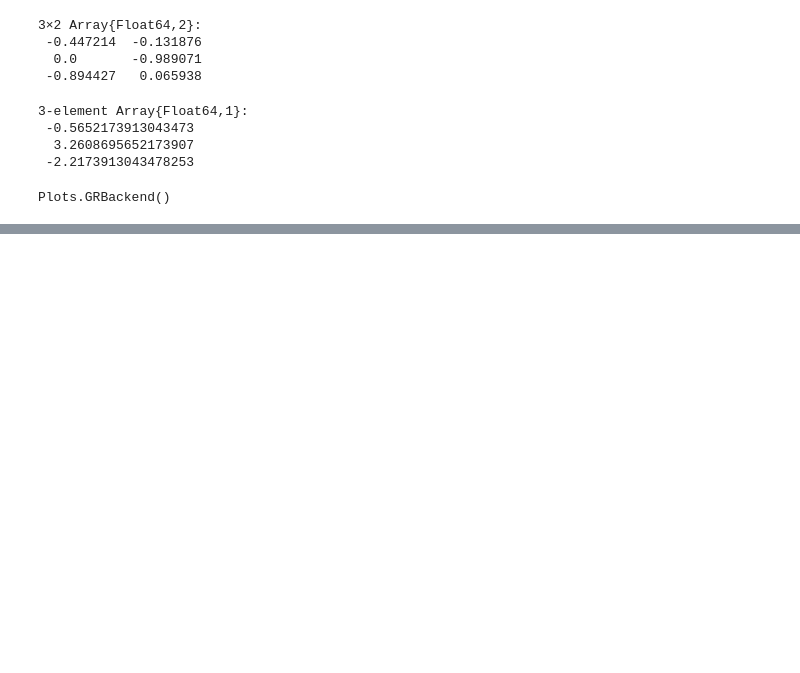
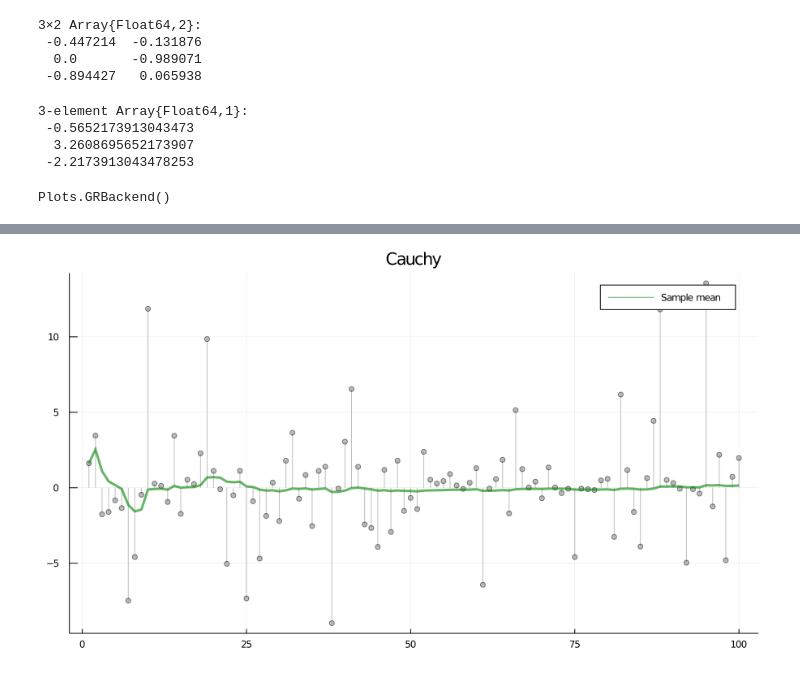
Before and after one commit to SuyongYang/JuliaPractice, a Jupyter notebook: JuliaPracticing.ipynb, the cells around one changed output, grey strips where cells are left out. Drawn from its saved outputs; the diff is of its cells as text; code cells hidden in the pictures; blank space fills up the shorter version.

```diff
--- a/JuliaPracticing.ipynb
+++ b/JuliaPracticing.ipynb
@@ -3647,0 +3694,5 @@ Plots.GRBackend()
+# %%
+Random.seed!(0); # reproducible results
+ksl(Cauchy())
+# %% [output]
+[figure, added]
```
Also changed, not shown: parts of 9 cells of this notebook.
